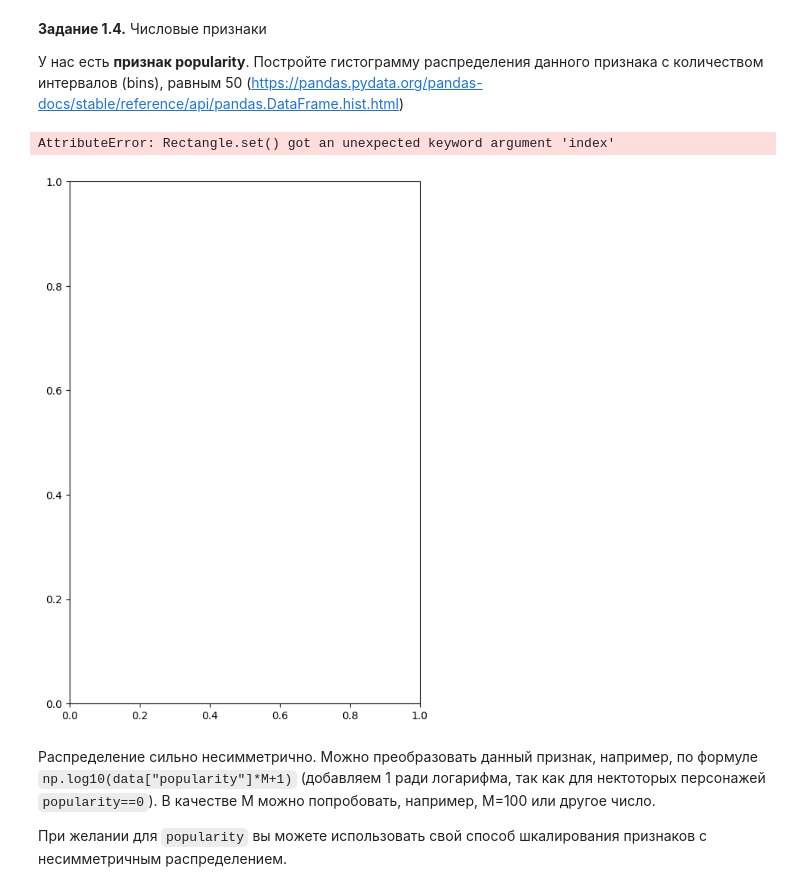
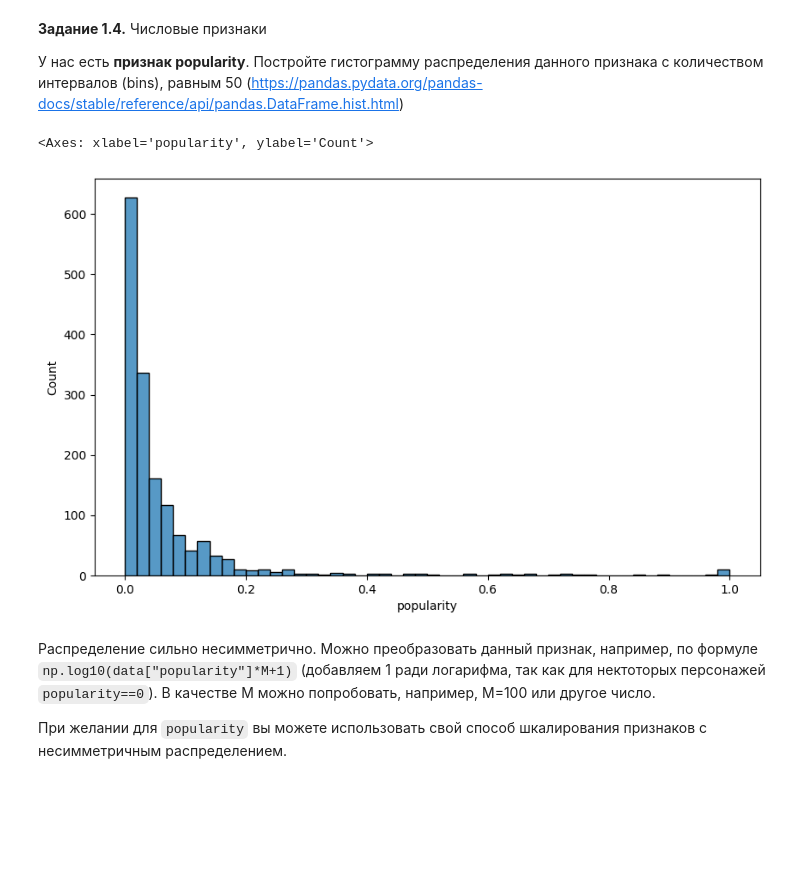
Before and after one commit to VaSiluck/Game_of_thrones_death_analysis, a Jupyter notebook: week_01_ml_intro/Homework/hw_1_game_of_thrones.ipynb, the cells around one changed output. Saved outputs shown, nothing was run; the diff lists cells and outputs as text; code cells hidden in the pictures; blank space fills up the shorter version.

```diff
--- a/week_01_ml_intro/Homework/hw_1_game_of_thrones.ipynb
+++ b/week_01_ml_intro/Homework/hw_1_game_of_thrones.ipynb
@@ -220,8 +221,8 @@ data.dtypes
 | isAlive | int64 |
 dtype: object
 # %%
-number_column = data.select_dtypes(include = 'number').columns
-object_column = data.select_dtypes(include = 'object').columns
+number_column = data.select_dtypes(include = 'number').columns.drop('age')
+object_column = data.select_dtypes(include = 'object').columns.drop('culture')
 data[number_column] = data[number_column].fillna(0)
 data[object_column] = data[object_column].fillna('')
 data.isna().sum()
@@ -253,11 +254,11 @@ dtype: int64
 
 У нас есть **признак popularity**. Постройте гистограмму распределения данного признака с количеством интервалов (bins), равным 50 (https://pandas.pydata.org/pandas-docs/stable/reference/api/pandas.DataFrame.hist.html)
 # %%
-fig = plt.subplots(figsize = (6,9))
-sns.histplot(index = 'popularity')
+fig = plt.subplots(figsize = (10,6))
+sns.histplot(data['popularity'], bins = 50)
 # %% [output]
-AttributeError: Rectangle.set() got an unexpected keyword argument 'index'
+<Axes: xlabel='popularity', ylabel='Count'>
-[figure, old version]
+[figure, new version]
 # %% [markdown]
 Распределение сильно несимметрично. Можно преобразовать данный признак, например, по формуле `np.log10(data["popularity"]*M+1)` (добавляем 1 ради логарифма, так как для нектоторых персонажей `popularity==0`). В качестве M можно попробовать, например, M=100 или другое число.
 
```
Also changed, not shown: parts of 12 cells of this notebook.
